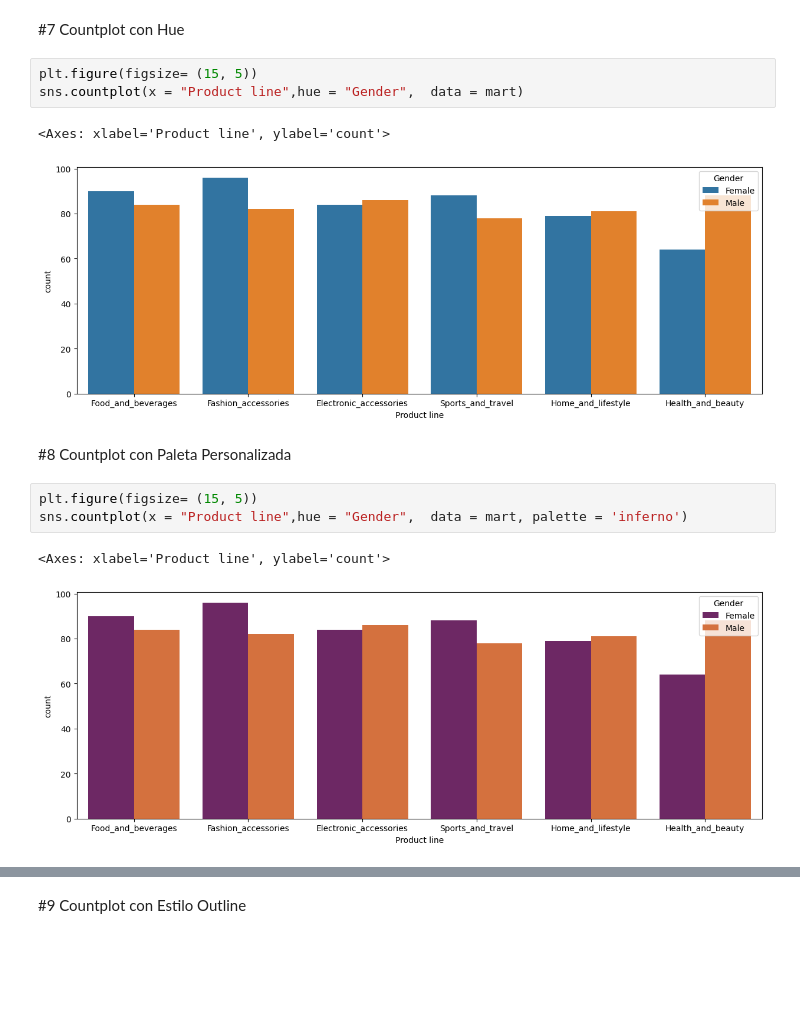
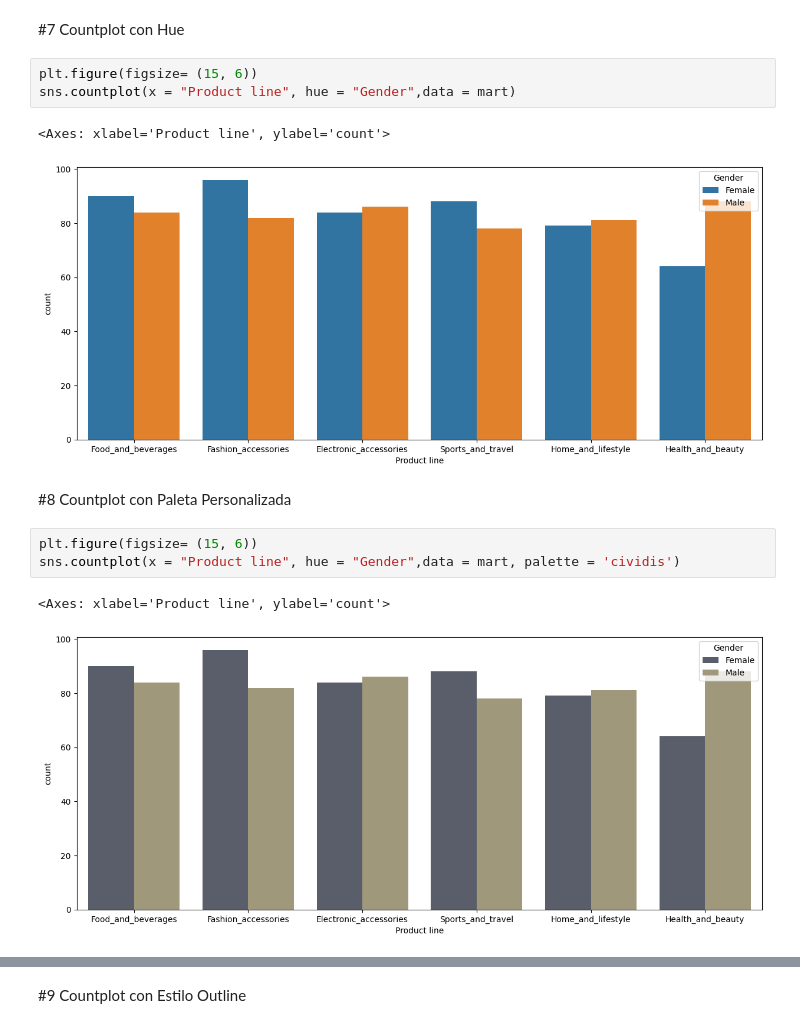
Before and after one commit to JhoelVillca/MAT-280, a Jupyter notebook: seaborn1.ipynb, the cells around one changed output, grey strips where cells are left out. Saved outputs shown, nothing was run; the diff lists cells and outputs as text; blank space fills up the shorter version.

```diff
--- a/seaborn1.ipynb
+++ b/seaborn1.ipynb
@@ -98,16 +96,16 @@ sns.countplot(y = "Product line", data = mart)
 # %% [markdown]
 #7 Countplot con Hue
 # %%
-plt.figure(figsize= (15, 5))
-sns.countplot(x = "Product line",hue = "Gender",  data = mart)
+plt.figure(figsize= (15, 6))
+sns.countplot(x = "Product line", hue = "Gender",data = mart)
 # %% [output]
 <Axes: xlabel='Product line', ylabel='count'>
-[figure, old version]
+[figure, new version]
 # %% [markdown]
 #8 Countplot con Paleta Personalizada
 # %%
-plt.figure(figsize= (15, 5))
-sns.countplot(x = "Product line",hue = "Gender",  data = mart, palette = 'inferno')
+plt.figure(figsize= (15, 6))
+sns.countplot(x = "Product line", hue = "Gender",data = mart, palette = 'cividis')
 # %% [output]
 <Axes: xlabel='Product line', ylabel='count'>
-[figure, old version]
+[figure, new version]
```
Also changed, not shown: parts of 5 cells of this notebook.
